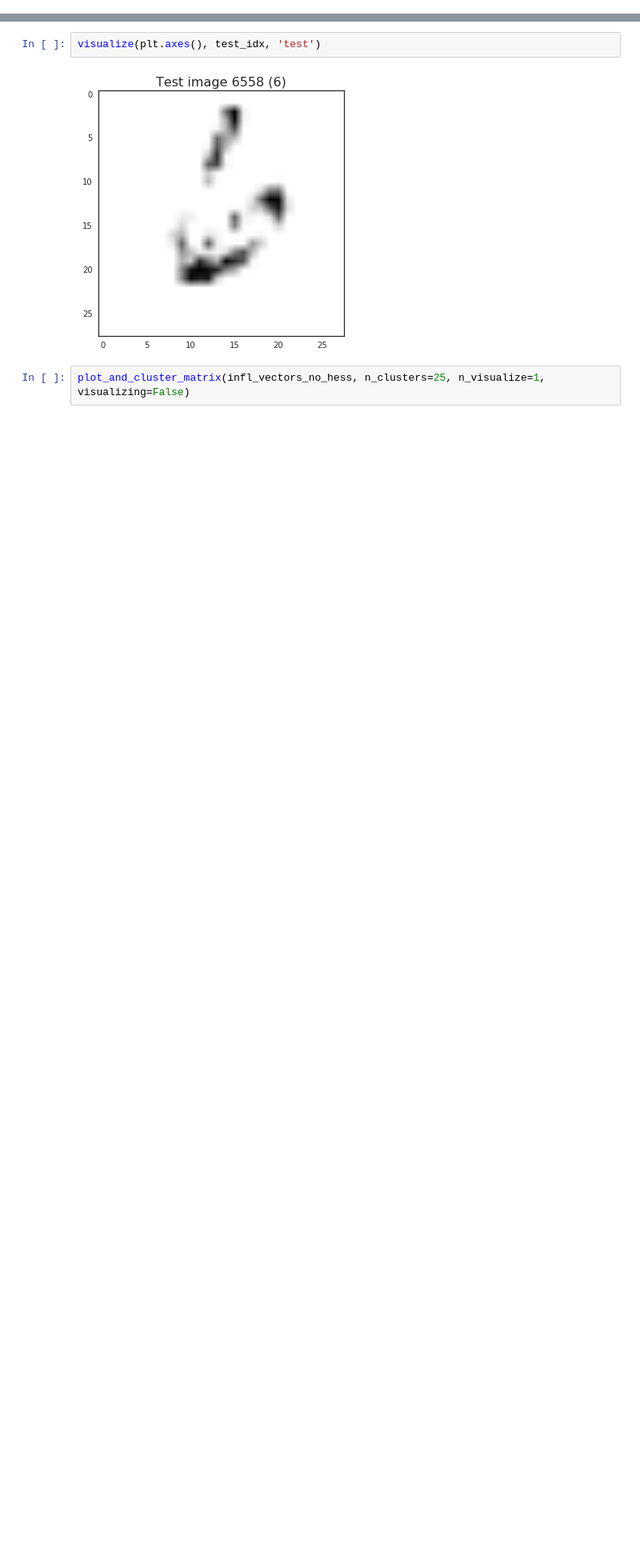
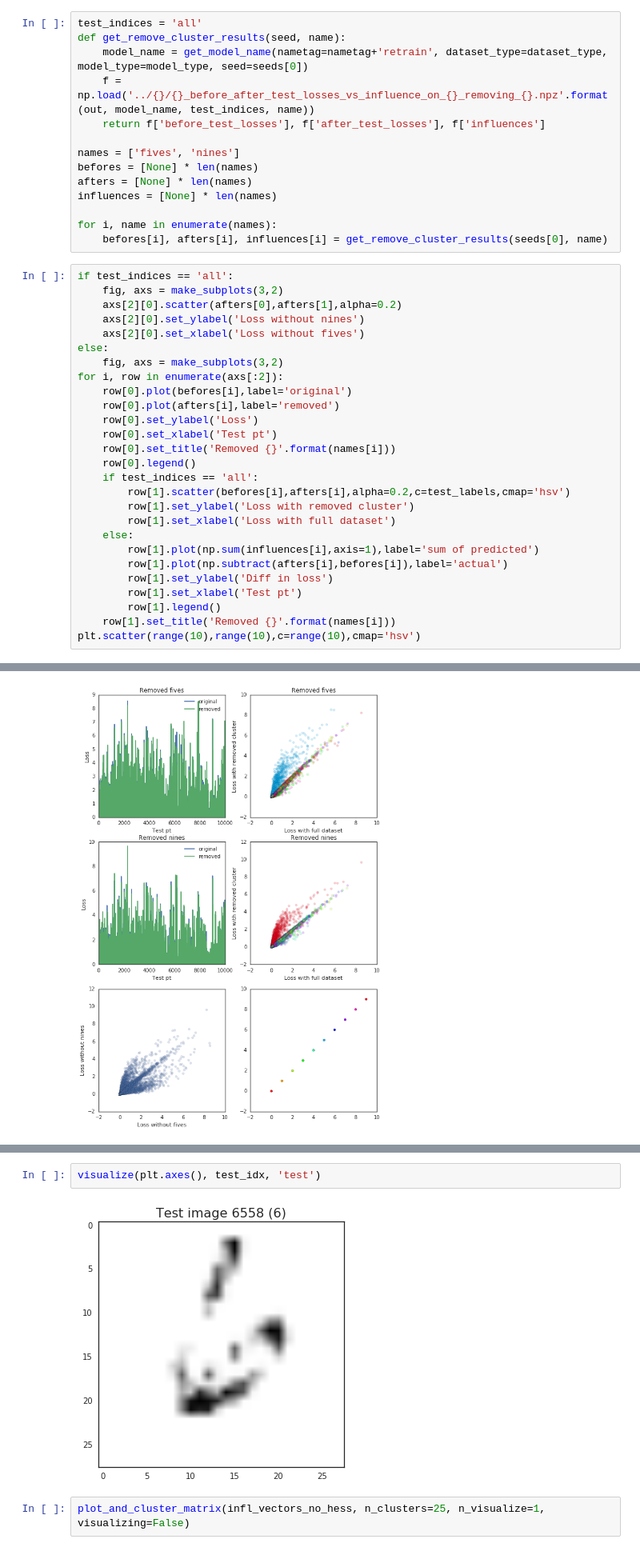
Before and after one commit to bbbert/influence-release, a Jupyter notebook: scripts/cluster_multiple_points.ipynb, the cells around one changed output, grey strips where cells are left out. Shown at 80% size. Drawn from its saved outputs; the diff is of its cells as text; blank space fills up the shorter version.

Commit message:
More CIFAR results + some experiments removing 5's and 9's in MNIST

```diff
--- a/scripts/cluster_multiple_points.ipynb
+++ b/scripts/cluster_multiple_points.ipynb
@@ -143,0 +185,42 @@ km = plot_and_cluster_matrix(infl_vectors_no_hess, n_clusters=11, n_visualize=2)
+# %%
+test_indices = 'all'
+def get_remove_cluster_results(seed, name):
+    model_name = get_model_name(nametag=nametag+'retrain', dataset_type=dataset_type, model_type=model_type, seed=seeds[0])
+    f = np.load('../{}/{}_before_after_test_losses_vs_influence_on_{}_removing_{}.npz'.format(out, model_name, test_indices, name))
+    return f['before_test_losses'], f['after_test_losses'], f['influences']
+
+names = ['fives', 'nines']
+befores = [None] * len(names)
+afters = [None] * len(names)
+influences = [None] * len(names)
+
+for i, name in enumerate(names):
+    befores[i], afters[i], influences[i] = get_remove_cluster_results(seeds[0], name)
+# %%
+if test_indices == 'all':
+    fig, axs = make_subplots(3,2)
+    axs[2][0].scatter(afters[0],afters[1],alpha=0.2)
+    axs[2][0].set_ylabel('Loss without nines')
+    axs[2][0].set_xlabel('Loss without fives')
+else:
+    fig, axs = make_subplots(3,2)
+for i, row in enumerate(axs[:2]):
+    row[0].plot(befores[i],label='original')
+    row[0].plot(afters[i],label='removed')
+    row[0].set_ylabel('Loss')
+    row[0].set_xlabel('Test pt')
+    row[0].set_title('Removed {}'.format(names[i]))
+    row[0].legend()
+    if test_indices == 'all':
+        row[1].scatter(befores[i],afters[i],alpha=0.2,c=test_labels,cmap='hsv')
+        row[1].set_ylabel('Loss with removed cluster')
+        row[1].set_xlabel('Loss with full dataset')
+    else:
+        row[1].plot(np.sum(influences[i],axis=1),label='sum of predicted')
+        row[1].plot(np.subtract(afters[i],befores[i]),label='actual')
+        row[1].set_ylabel('Diff in loss')
+        row[1].set_xlabel('Test pt')
+        row[1].legend()
+    row[1].set_title('Removed {}'.format(names[i]))
+plt.scatter(range(10),range(10),c=range(10),cmap='hsv')
+# %% [output]
@@ -143,0 +228 @@ km = plot_and_cluster_matrix(infl_vectors_no_hess, n_clusters=11, n_visualize=2)
+[figure, added]
```
Also changed, not shown: parts of 6 cells of this notebook, 4 other files.
